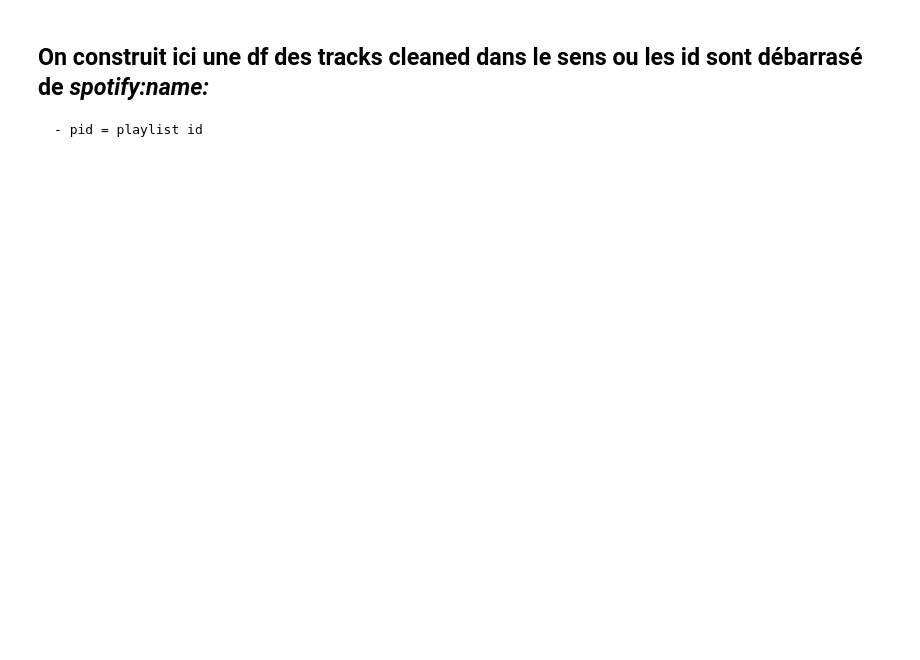
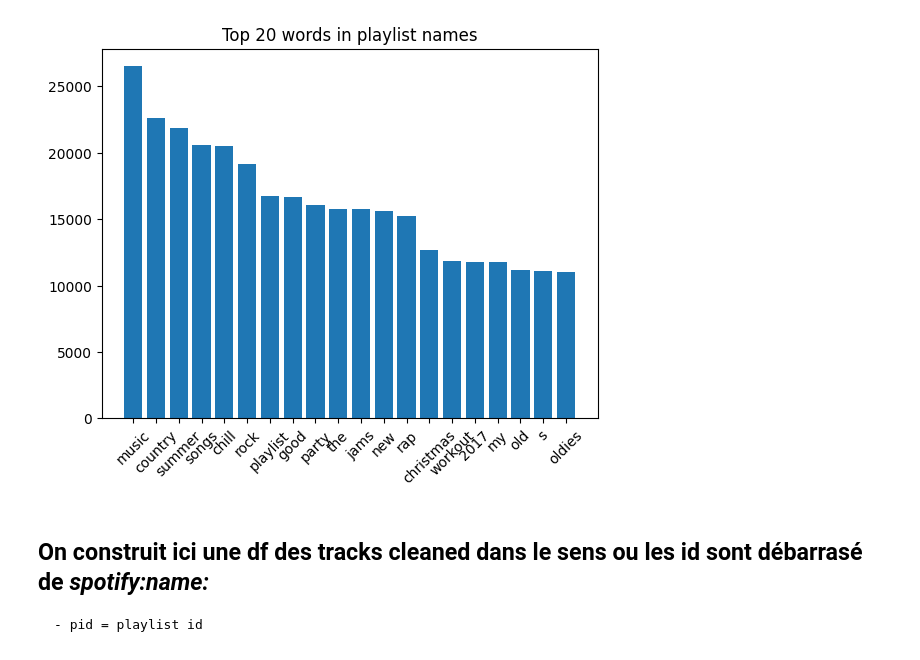
Before and after one commit to rmcvid/infoh600_projet, a Jupyter notebook: main.ipynb, the cells around one changed output. Cells and saved outputs as stored; diff of their text form; code cells hidden in the pictures; blank space fills up the shorter version.

```diff
--- a/main.ipynb
+++ b/main.ipynb
@@ -65,0 +323,24 @@ memory usage: 468.9+ KB
+# %%
+# Retrieve all playlist names
+names = df_playlists["name"].dropna().compute().astype(str)
+
+# Tokenize words (all in lowercase, only letters/numbers)
+all_words = []
+for n in names:
+    words = re.findall(r"\w+", n.lower())  # split into words
+    all_words.extend(words)
+
+# Total number of words
+nb_total_words = len(all_words)
+
+# Number of unique words
+nb_unique_words = len(set(all_words))
+
+print("Total number of words:", nb_total_words)
+print("Number of unique words:", nb_unique_words)
+
+# Top 20 most frequent words
+word_counts = Counter(all_words).most_common(20)
+print("Top 20 most frequent words:")
+for w, c in word_counts:
+    print(f"{w}: {c}")
@@ -66,3 +365,12 @@ memory usage: 468.9+ KB
+# %%
+# Top 20 words
+top_words = dict(word_counts[:20])  # top 20 words
+plt.bar(top_words.keys(), top_words.values())
+plt.xticks(rotation=45)
+plt.title('Top 20 words in playlist names')
+plt.show()
+# %% [output]
+[figure, added]
 # %% [markdown]
 ## On construit ici une df des tracks cleaned dans le sens ou les id sont débarrasé de *spotify:name:*
     - pid = playlist id
```
Also changed, not shown: parts of 34 cells of this notebook, 1 other file.
